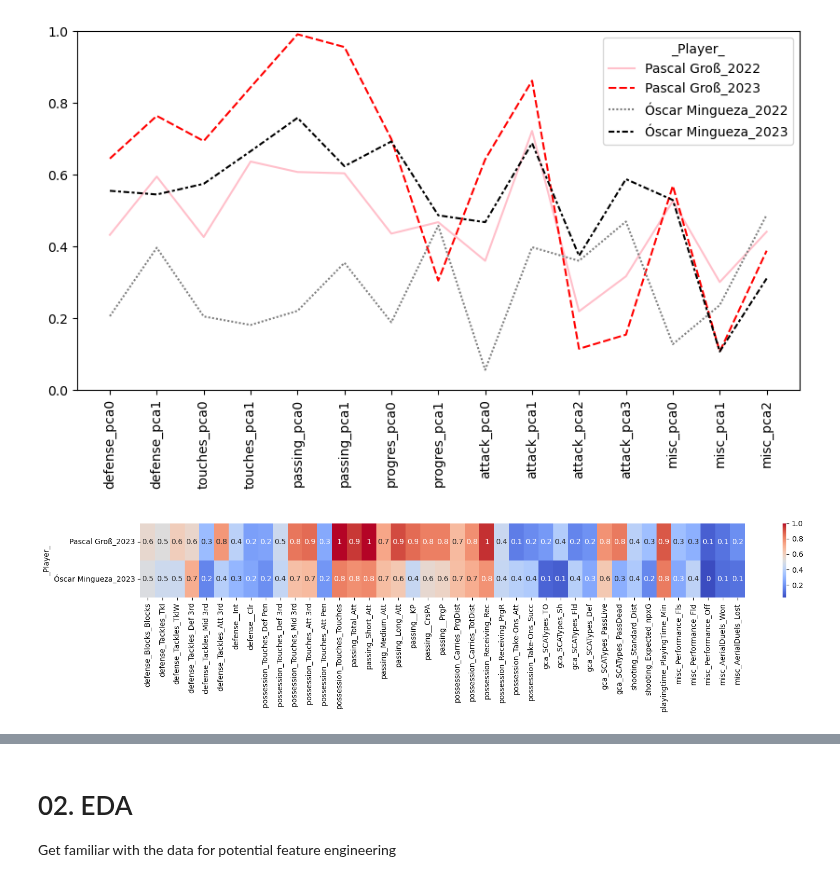
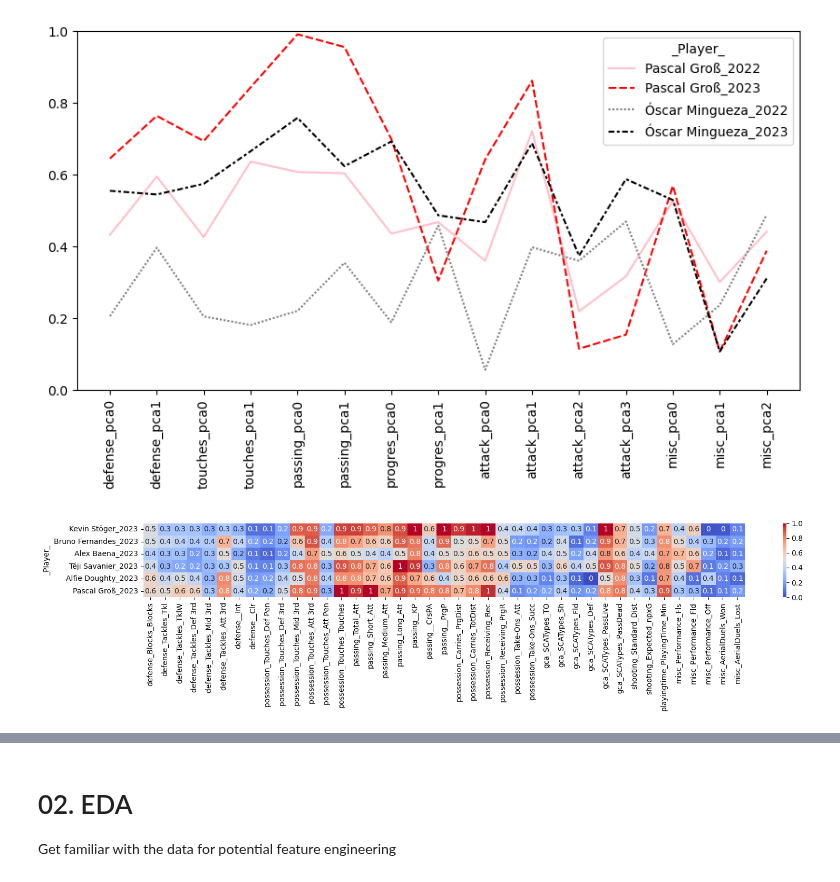
Before and after one commit to alibekk93/FM_skills_prediction, a Jupyter notebook: notebooks/03_player_similarity.ipynb, the cells around one changed output, grey strips where cells are left out. Drawn from its saved outputs; the diff is of its cells as text; code cells hidden in the pictures.

Commit message:
new heatmaps for comparing players

```diff
--- a/notebooks/03_player_similarity.ipynb
+++ b/notebooks/03_player_similarity.ipynb
@@ -103,8 +103,10 @@ plt.show()
 # %%
 fig, ax = plt.subplots(figsize=(15,2))
 plt.tight_layout()
-sns.heatmap(player_data_scaled.loc[['Pascal Groß_2023', 'Óscar Mingueza_2023']],
-            cmap='coolwarm', annot=round(player_data_scaled.loc[['Pascal Groß_2023', 'Óscar Mingueza_2023']], 1))
+heatmap_data = player_data_scaled.loc[['Kevin Stöger_2023', 'Bruno Fernandes_2023', 'Alex Baena_2023',
+                                       'Téji Savanier_2023', 'Alfie Doughty_2023', 'Pascal Groß_2023']]
+sns.heatmap(heatmap_data,
+            cmap='coolwarm', annot=round(heatmap_data, 1))
 plt.show()
 # %% [output]
-[figure, old version]
+[figure, new version]
```
Also changed, not shown: parts of 6 cells of this notebook.
